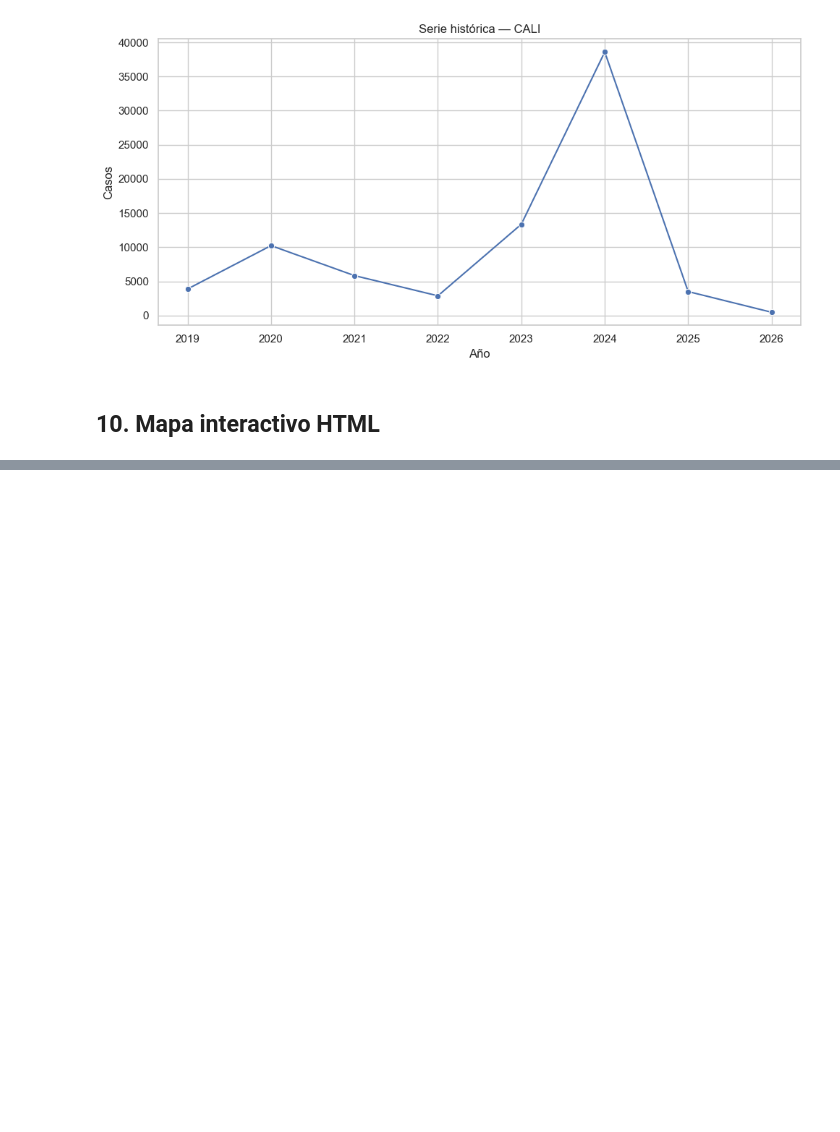
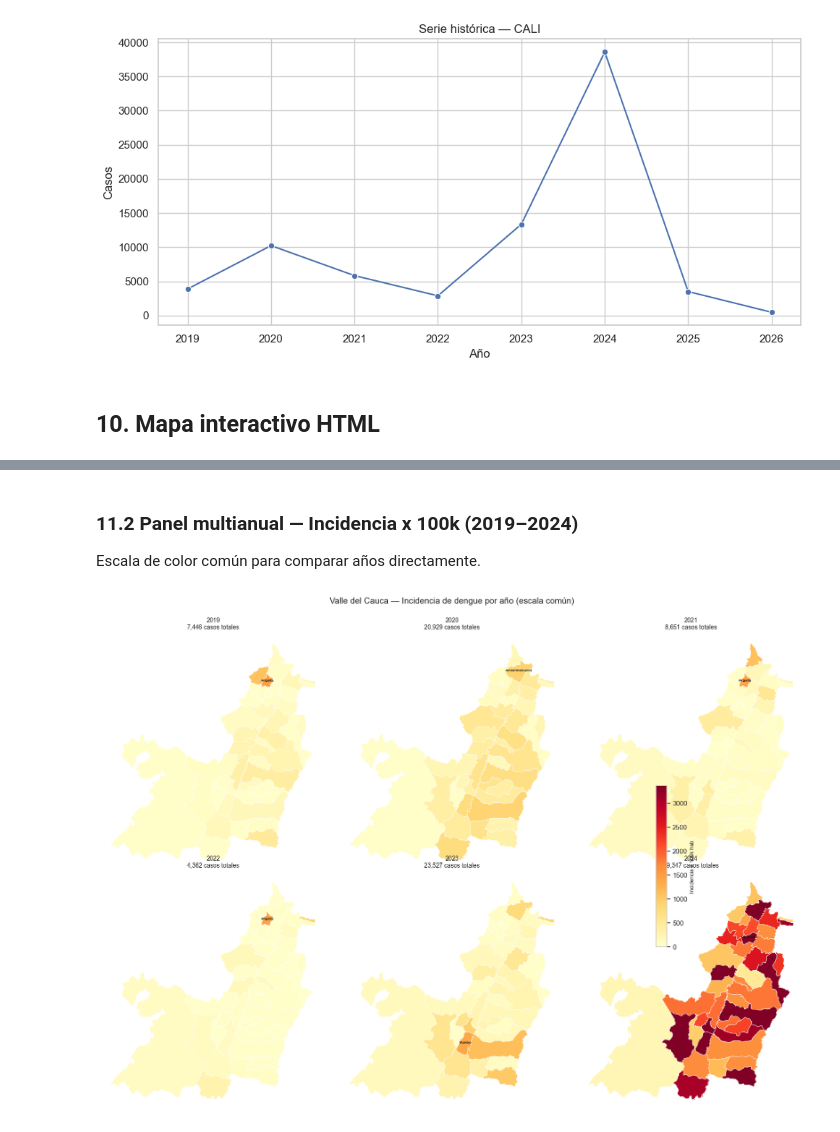
Before and after one commit to germanavila09/Modelo-Dengue-Valle-del-Cauca, a Jupyter notebook: notebooks/analisis_dengue.ipynb, the cells around one changed output, grey strips where cells are left out. Cells and saved outputs as stored; diff of their text form; code cells hidden in the pictures; blank space fills up the shorter version.

```diff
--- a/notebooks/analisis_dengue.ipynb
+++ b/notebooks/analisis_dengue.ipynb
@@ -136,0 +269,43 @@ graficar_serie_municipio(pivot, MUNICIPIO);
+# %% [markdown]
+### 11.2 Panel multianual — Incidencia x 100k (2019–2024)
+
+Escala de color común para comparar años directamente.
+# %%
+anios_panel  = [a for a in sorted(gdf_geo["año"].dropna().astype(int).unique()) if a <= 2024]
+vmax_global  = gdf_geo[gdf_geo["año"].isin(anios_panel)]["incidencia_dengue"].quantile(0.97)
+norm_inc     = Normalize(vmin=0, vmax=vmax_global)
+cmap_inc     = plt.get_cmap("YlOrRd")
+
+ncols = 3
+nrows = -(-len(anios_panel) // ncols)
+
+fig, axes = plt.subplots(nrows, ncols, figsize=(ncols * 5.5, nrows * 6))
+axes = axes.flatten()
+
+for i, anio in enumerate(anios_panel):
+    ax  = axes[i]
+    dfa = gdf_geo[gdf_geo["año"] == anio].copy()
+    dfa.plot(column="incidencia_dengue", ax=ax, cmap=cmap_inc, norm=norm_inc,
+             edgecolor="white", linewidth=0.5, missing_kwds={"color":"#dddddd"})
+    if dfa["incidencia_dengue"].notna().any():
+        top = dfa.loc[dfa["incidencia_dengue"].idxmax()]
+        cx, cy = top.geometry.centroid.x, top.geometry.centroid.y
+        ax.annotate(top["mpio_cnmbr"].title(), (cx, cy),
+                    fontsize=6, ha="center", color="#1a1a1a", fontweight="bold", va="bottom")
+        total = dfa["conteo_dengue"].sum()
+        ax.set_title(f"{anio}\n{total:,.0f} casos totales", fontsize=10, pad=6)
+    ax.set_axis_off()
+
+for j in range(len(anios_panel), len(axes)):
+    axes[j].set_visible(False)
+
+sm = cm.ScalarMappable(cmap=cmap_inc, norm=norm_inc)
+sm.set_array([])
+cbar = fig.colorbar(sm, ax=axes[:len(anios_panel)], shrink=0.4, aspect=15, pad=0.02)
+cbar.set_label("Incidencia x 100k hab", fontsize=9)
+
+plt.suptitle("Valle del Cauca — Incidencia de dengue por año (escala común)", fontsize=14, y=1.01)
+plt.tight_layout()
+plt.show()
+# %% [output]
+[figure, added]
```
Also changed, not shown: parts of 14 cells of this notebook, 31 other files.
